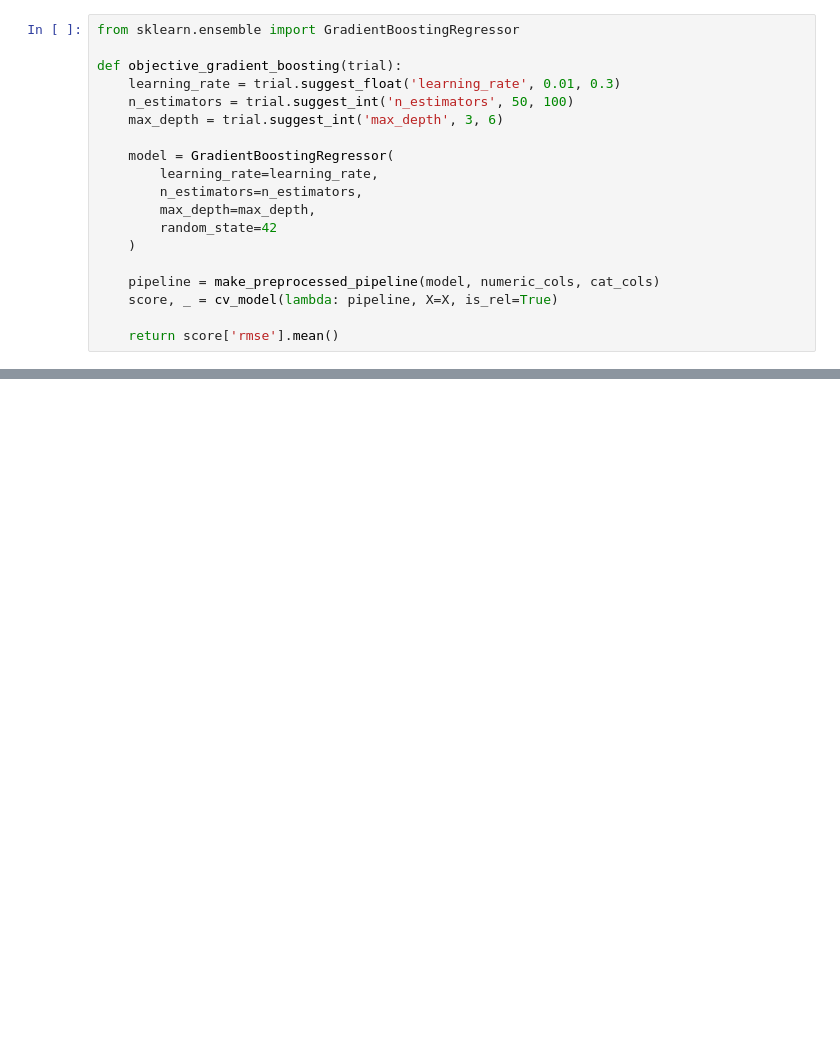
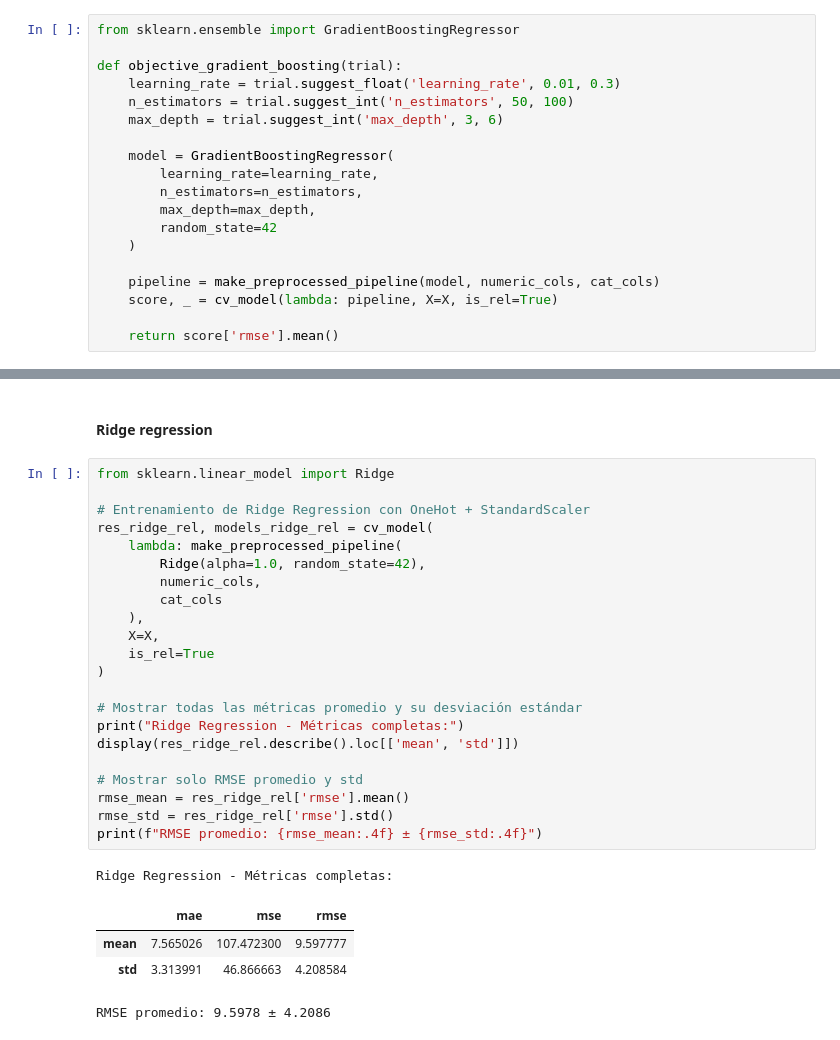
Before and after one commit to Javier-Etcheto/AprMaqI, a Jupyter notebook: 2-Modelling.ipynb, the cells around one changed output, grey strips where cells are left out. Drawn from its saved outputs; the diff is of its cells as text; blank space fills up the shorter version.

```diff
--- a/2-Modelling.ipynb
+++ b/2-Modelling.ipynb
@@ -724,3 +787,33 @@ Mejor valor de la métrica (RMSE): 9.493807943160387
+# %% [markdown]
+#### Ridge regression
+# %%
+from sklearn.linear_model import Ridge
+
+# Entrenamiento de Ridge Regression con OneHot + StandardScaler
+res_ridge_rel, models_ridge_rel = cv_model(
+    lambda: make_preprocessed_pipeline(
+        Ridge(alpha=1.0, random_state=42),
+        numeric_cols,
+        cat_cols
+    ),
+    X=X,
+    is_rel=True
+)
+
+# Mostrar todas las métricas promedio y su desviación estándar
+print("Ridge Regression - Métricas completas:")
+display(res_ridge_rel.describe().loc[['mean', 'std']])
+
+# Mostrar solo RMSE promedio y std
+rmse_mean = res_ridge_rel['rmse'].mean()
+rmse_std = res_ridge_rel['rmse'].std()
+print(f"RMSE promedio: {rmse_mean:.4f} ± {rmse_std:.4f}")
+# %% [output]
+Ridge Regression - Métricas completas:
+|  | mae | mse | rmse |
+| mean | 7.565026 | 107.472300 | 9.597777 |
+| std | 3.313991 | 46.866663 | 4.208584 |
+RMSE promedio: 9.5978 ± 4.2086
 # %% [markdown]
 Nota martín: lo que yo creo que habría que hacer:
 
```
Also changed, not shown: parts of 18 cells of this notebook.
